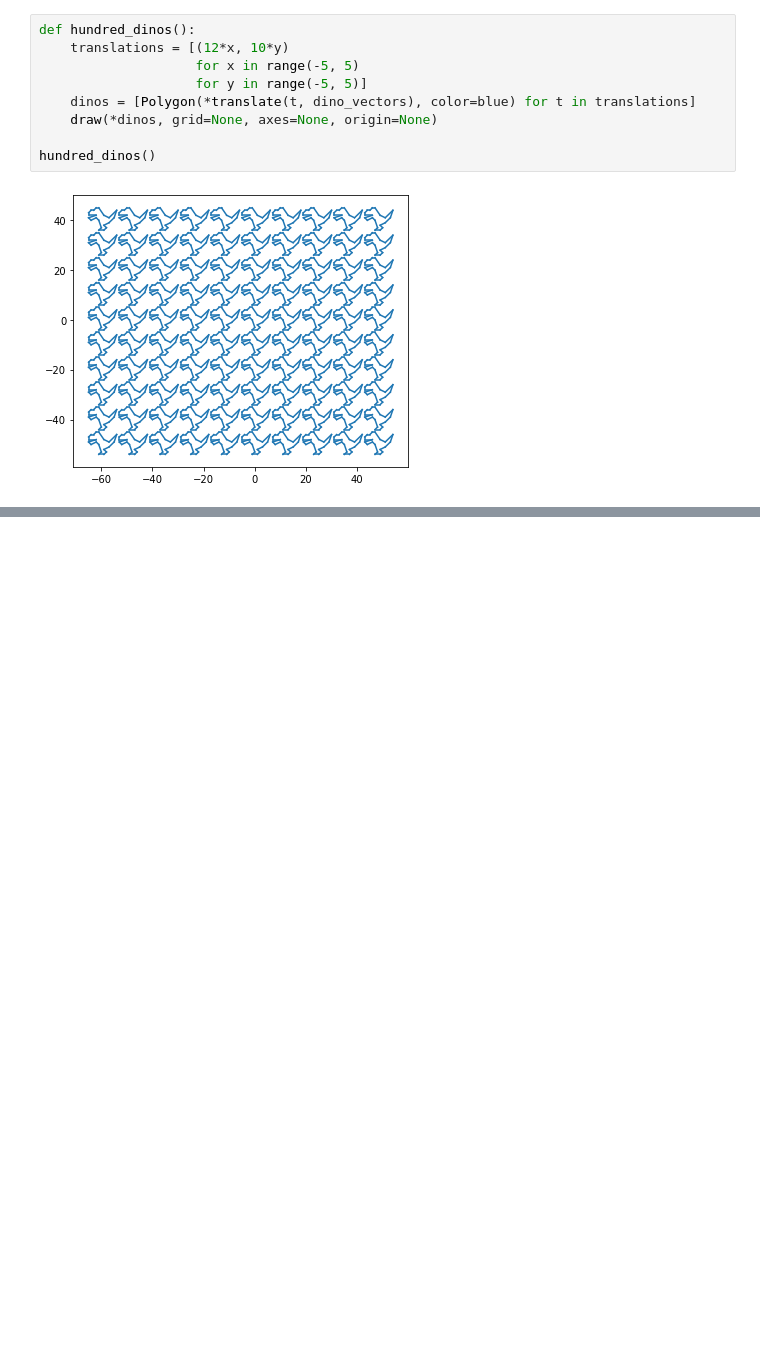
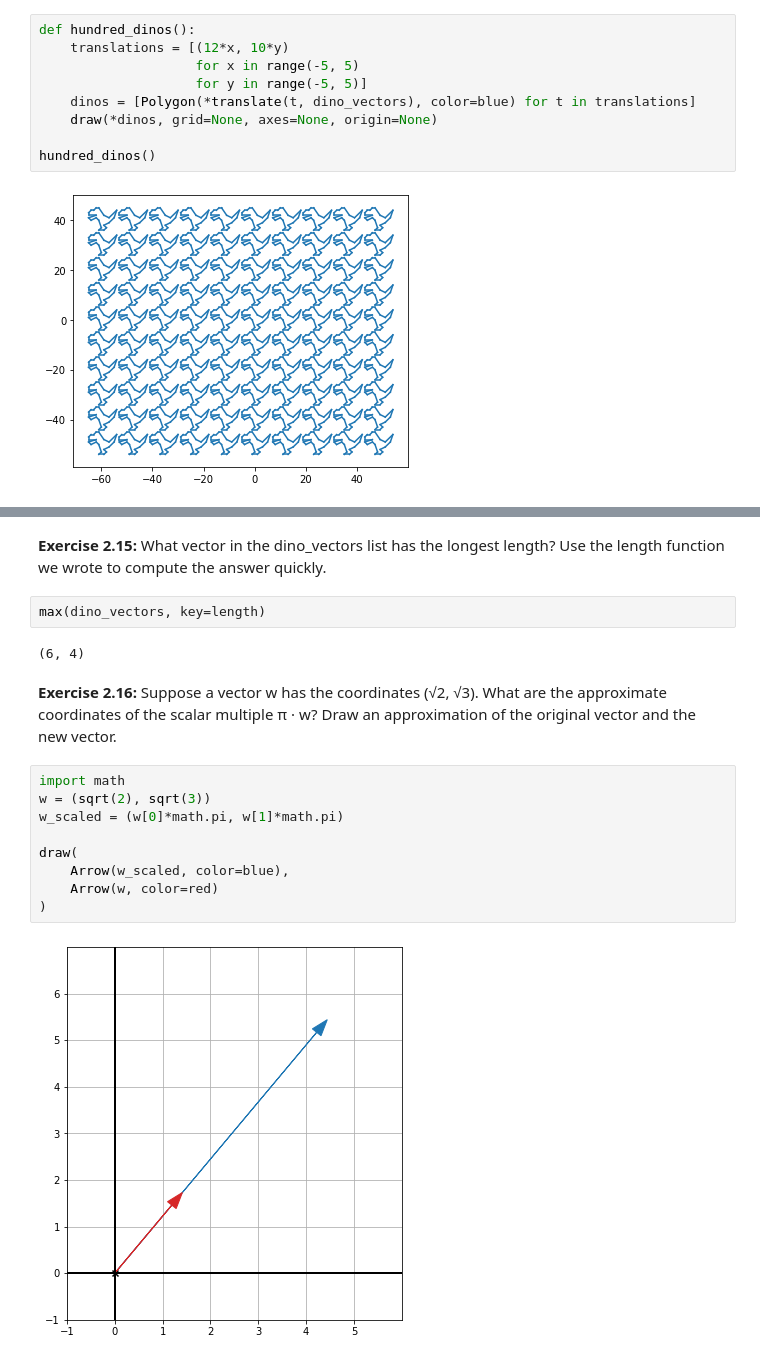
Before and after one commit to CarlosBueloni/Math-for-Programmers, a Jupyter notebook: Chapter 02/Chapter02.ipynb, the cells around one changed output, grey strips where cells are left out. Drawn from its saved outputs; the diff is of its cells as text; blank space fills up the shorter version.

```diff
--- a/Chapter 02/Chapter02.ipynb
+++ b/Chapter 02/Chapter02.ipynb
@@ -121,0 +156,19 @@ hundred_dinos()
+# %% [markdown]
+**Exercise 2.15:** What vector in the dino_vectors list has the longest length? Use the length function we wrote to compute the answer quickly.
+# %%
+max(dino_vectors, key=length)
+# %% [output]
+(6, 4)
+# %% [markdown]
+**Exercise 2.16:** Suppose a vector w has the coordinates (√2, √3). What are the approximate coordinates of the scalar multiple π · w? Draw an approximation of the original vector and the new vector.
+# %%
+import math
+w = (sqrt(2), sqrt(3))
+w_scaled = (w[0]*math.pi, w[1]*math.pi)
+
+draw(
+    Arrow(w_scaled, color=blue),
+    Arrow(w, color=red)
+)
+# %% [output]
+[figure, added]
```
Also changed, not shown: parts of 20 cells of this notebook.
